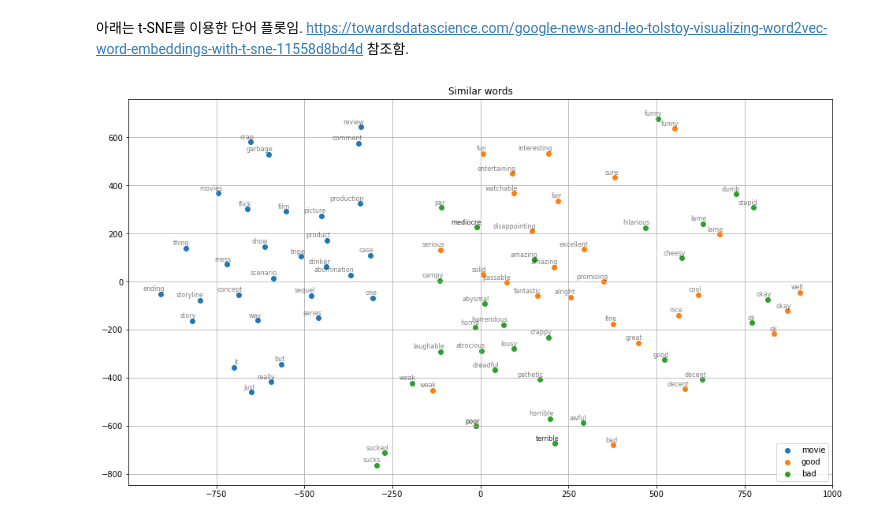
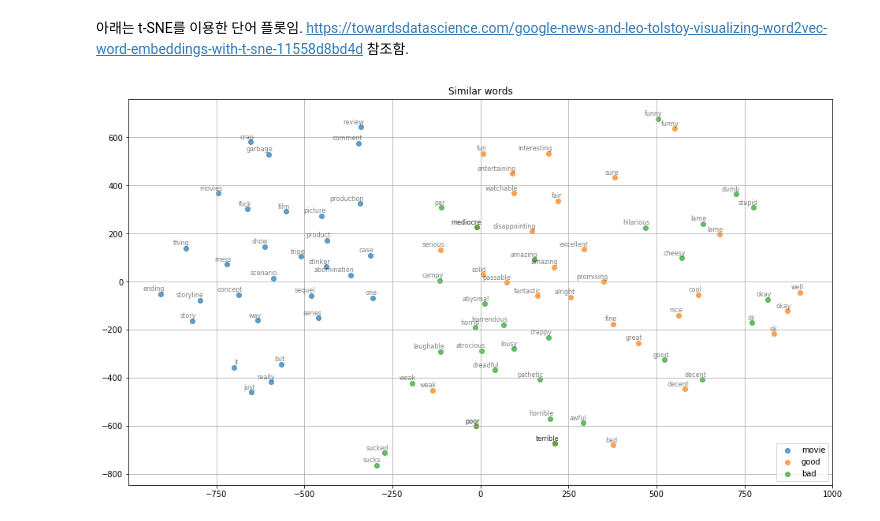
Before and after one commit to yugyoung/LinearAlgebra, a Jupyter notebook: Project/group_01/spring19-se201-project-01.ipynb, the cells around one changed output. Saved outputs shown, nothing was run; the diff lists cells and outputs as text; code cells hidden in the pictures.

```diff
--- a/Project/group_01/spring19-se201-project-01.ipynb
+++ b/Project/group_01/spring19-se201-project-01.ipynb
@@ -46,27 +46,27 @@ embeddings_en_2d = np.array(tsne_model_en_2d.fit_transform(embedding_clusters.re
 # %%
 import matplotlib.pyplot as plt
 import matplotlib.cm as cm
 
 
 def tsne_plot_similar_words(title, labels, embedding_clusters, word_clusters, a, filename=None):
     plt.figure(figsize=(16, 9))
     colors = cm.rainbow(np.linspace(0, 1, len(labels)))
     for label, embeddings, words, color in zip(labels, embedding_clusters, word_clusters, colors):
         x = embeddings[:, 0]
         y = embeddings[:, 1]
-        plt.scatter(x, y, label = label)
+        plt.scatter(x, y, alpha = a, label = label)
         for i, word in enumerate(words):
             plt.annotate(word, alpha=0.5, xy=(x[i], y[i]), xytext=(5, 2),
                          textcoords='offset points', ha='right', va='bottom', size=8)
     plt.legend(loc=4)
     plt.title(title)
     plt.grid(True)
     if filename:
         plt.savefig(filename, format='png', dpi=300, bbox_inches='tight')
     plt.show()
 
 
 tsne_plot_similar_words('Similar words', keys, embeddings_en_2d, word_clusters, 0.7,
                         'similar_words.png')
 # %% [output]
-[figure, old version]
+[figure, new version]
```
Also changed, not shown: 3 other files.
